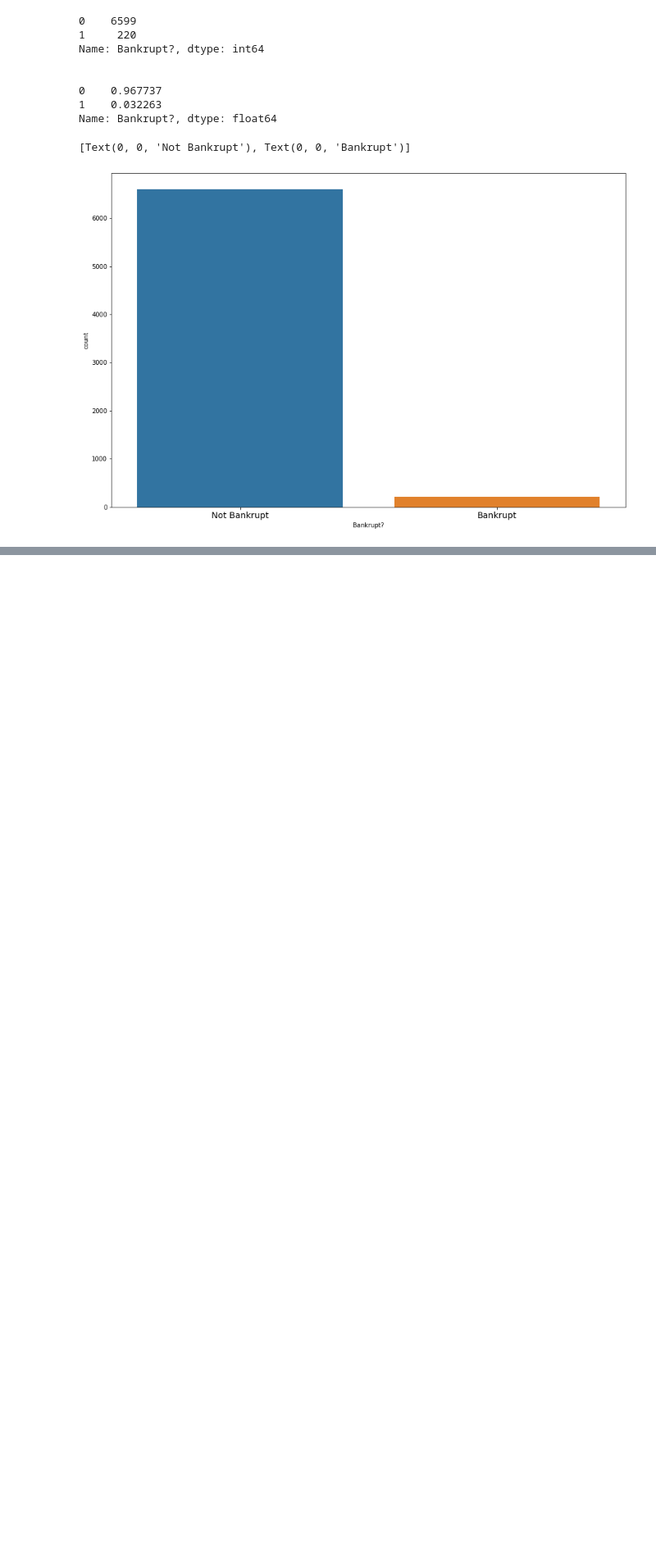
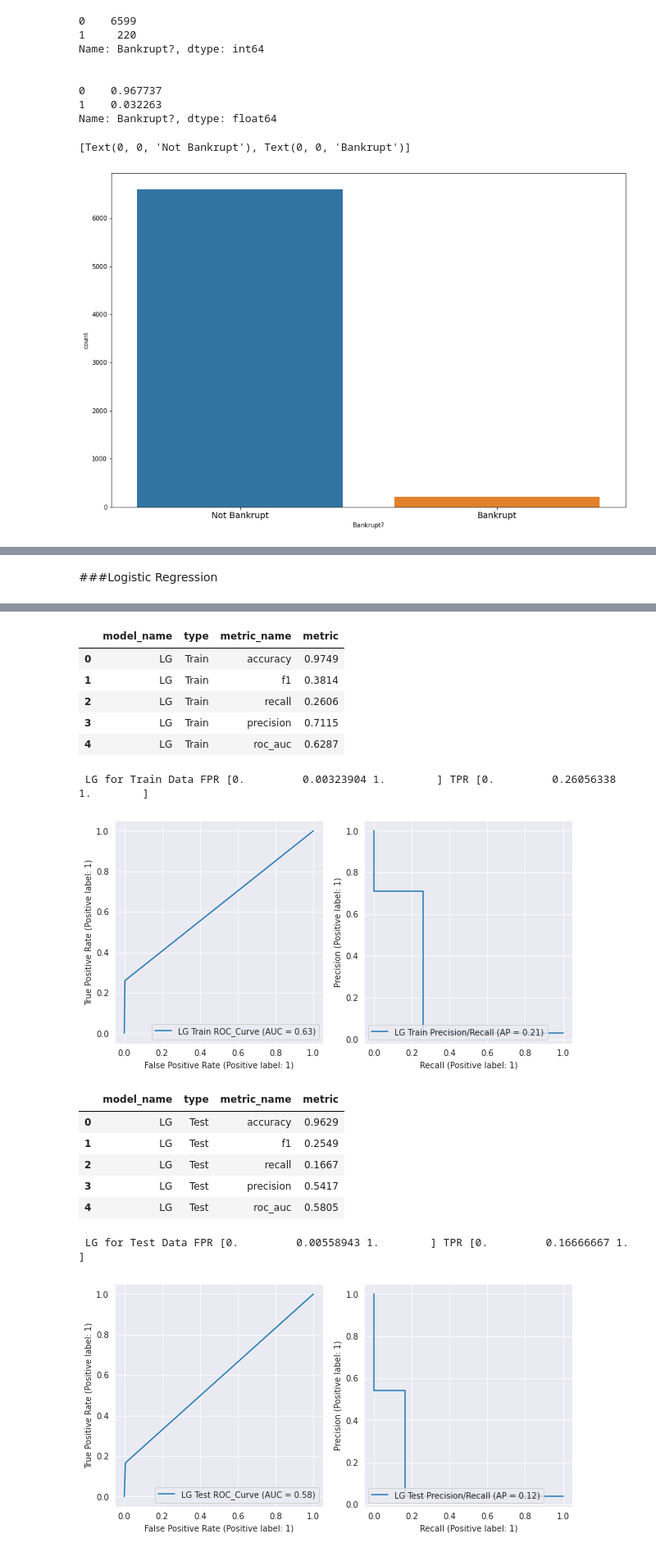
Before and after one commit to spros1/TaiwaneseBankruptcyPrediction, a Jupyter notebook: TaiwaneseBankruptcyPrediction.ipynb, the cells around one changed output, grey strips where cells are left out. Shown at 82% size. Drawn from its saved outputs; the diff is of its cells as text; code cells hidden in the pictures; blank space fills up the shorter version.

```diff
--- a/TaiwaneseBankruptcyPrediction.ipynb
+++ b/TaiwaneseBankruptcyPrediction.ipynb
@@ -132,0 +244,28 @@ To conclude :
+# %%
+# function in order to plot the roc_curve
+def eval_classification (y_pred, y_true, x_data, model_name, train_test):
+
+  fpr, tpr, thresholds = roc_curve(y_true, y_pred, pos_label=1)
+  print(f''' {model_name} for {train_test} Data FPR {fpr} TPR {tpr}''')
+
+  f, (ax0, ax1) = plt.subplots(1,2, figsize=(10,5))
+  RocCurveDisplay.from_predictions(y_true, y_pred, ax=ax0, name=f'{model_name} {train_test} ROC_Curve')
+  PrecisionRecallDisplay.from_predictions(y_true, y_pred, ax=ax1, name=f'{model_name} {train_test} Precision/Recall')
+  plt.show()
+  return
+# %%
+# function for the scores
+def evaluating_model (y_true, y_pred, model_name, train_test):
+
+  df_score=pd.DataFrame({
+                   'model_name' : [model_name, model_name, model_name, model_name, model_name],
+                   'type'       : [train_test, train_test, train_test, train_test, train_test],
+                   'metric_name': ['accuracy', 'f1', 'recall', 'precision', 'roc_auc'],
+                   'metric'     : [round(accuracy_score(y_true, y_pred) , 4),
+                                   round(f1_score(y_true, y_pred)       , 4),
+                                   round(recall_score(y_true, y_pred)   , 4),
+                                   round(precision_score(y_true, y_pred), 4),
+                                   round(roc_auc_score(y_true, y_pred)  ,4)]
+  })
+  display(df_score)
+  return df_score
@@ -132,0 +274,19 @@ To conclude :
+# %% [markdown]
+###Logistic Regression
+# %%
+# Logistic Regression run
+lr_model, lr_runtime = run_model(LogisticRegression(max_iter=400), 'Logistic_Regression')
+train_pred_lr = prediction(lr_model, X_train)
+test_pred_lr = prediction(lr_model, X_test)
+
+# Logistic Regression Evaluation
+print("\n")
+LG_train = evaluating_model(y_train, train_pred_lr, 'LG', 'Train')
+print("\n")
+eval_classification(train_pred_lr, y_train, X_train, 'LG', 'Train')
+
+print("\n")
+LG_test = evaluating_model(y_test, test_pred_lr, 'LG', 'Test')
+print("\n")
+eval_classification(test_pred_lr, y_test, X_test, 'LG', 'Test')
+# %% [output]
@@ -132,0 +294,16 @@ To conclude :
+|  | model_name | type | metric_name | metric |
+| 0 | LG | Train | accuracy | 0.9749 |
+| 1 | LG | Train | f1 | 0.3814 |
+| 2 | LG | Train | recall | 0.2606 |
+| 3 | LG | Train | precision | 0.7115 |
+| 4 | LG | Train | roc_auc | 0.6287 |
+ LG for Train Data FPR [0.         0.00323904 1.        ] TPR [0.         0.26056338 1.        ]
+[figure, added]
+|  | model_name | type | metric_name | metric |
+| 0 | LG | Test | accuracy | 0.9629 |
+| 1 | LG | Test | f1 | 0.2549 |
+| 2 | LG | Test | recall | 0.1667 |
+| 3 | LG | Test | precision | 0.5417 |
+| 4 | LG | Test | roc_auc | 0.5805 |
+ LG for Test Data FPR [0.         0.00558943 1.        ] TPR [0.         0.16666667 1.        ]
+[figure, added]
```
Also changed, not shown: parts of 31 cells of this notebook.
